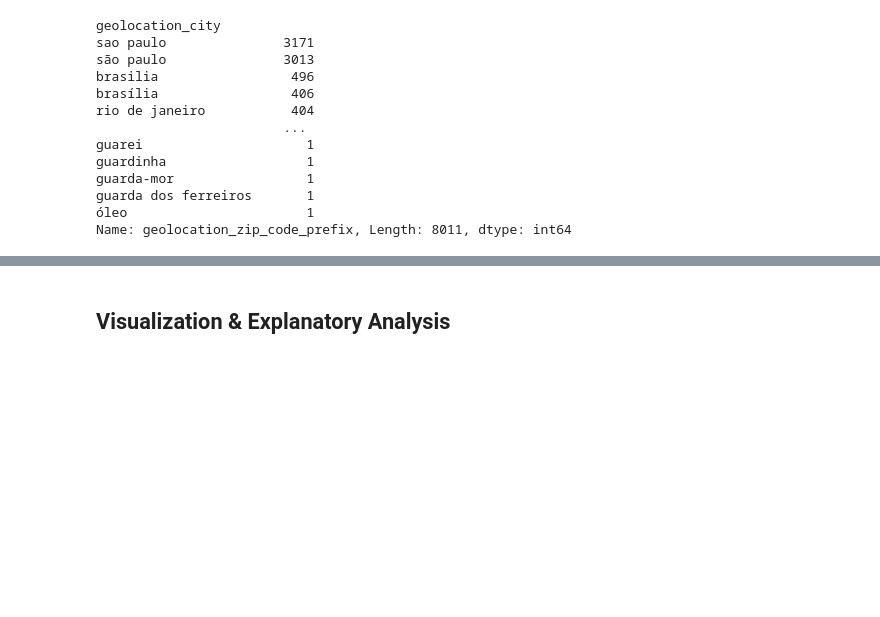
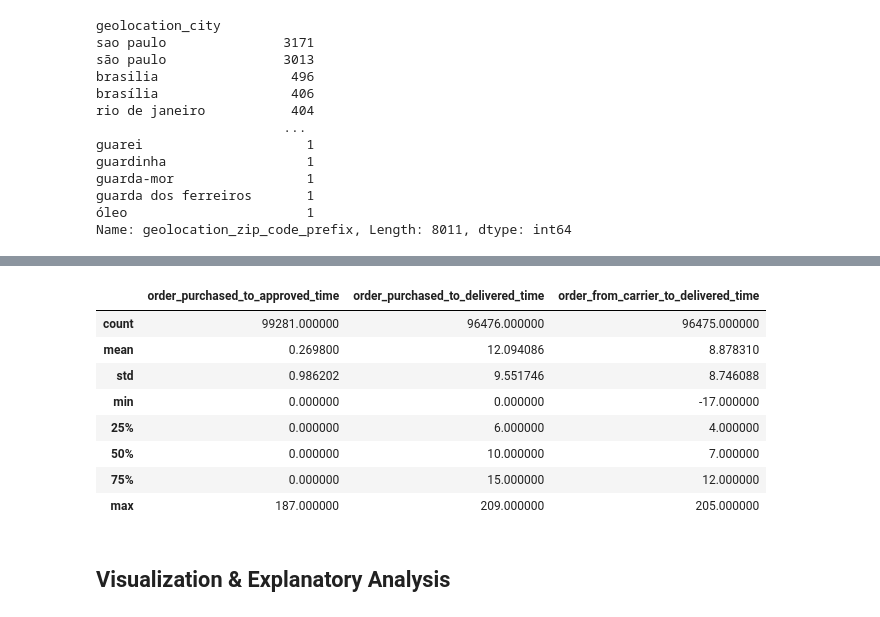
Before and after one commit to ArovaSyams/ecommerce-python-data-analysis, a Jupyter notebook: notebook.ipynb, the cells around one changed output, grey strips where cells are left out. Drawn from its saved outputs; the diff is of its cells as text; code cells hidden in the pictures; blank space fills up the shorter version.

```diff
--- a/notebook.ipynb
+++ b/notebook.ipynb
@@ -966,0 +1077,15 @@ Name: geolocation_zip_code_prefix, Length: 8011, dtype: int64
+# %%
+# seller performance to process approvable after customer purchased
+# count days range between order purchased and approve
+range_order_purchased_to_approved = orders_df["order_approved_at"] - orders_df["order_purchase_timestamp"]
+range_order_purchased_to_approved = range_order_purchased_to_approved.apply(lambda x: x.total_seconds()//86400)
+# %%
+# time customer must wait from first do the purchase until come to the customer home
+# count days range between order purchased and order delivered
+range_order_purchased_to_delivered = orders_df["order_delivered_customer_date"] - orders_df["order_purchase_timestamp"]
+range_order_purchased_to_delivered = range_order_purchased_to_delivered.apply(lambda x: x.total_seconds()//86400)
+# %%
+# carrier performance
+# count days range between order delivered to carrier and order delivered to customer
+range_order_delivered_to_carrier_and_delivered_to_customer = orders_df["order_delivered_customer_date"] - orders_df["order_delivered_carrier_date"]
+range_order_delivered_to_carrier_and_delivered_to_customer = range_order_delivered_to_carrier_and_delivered_to_customer.apply(lambda x: x.total_seconds()//86400)
@@ -967,3 +1097,23 @@ Name: geolocation_zip_code_prefix, Length: 8011, dtype: int64
+# %%
+# make new order_performance data frame to track performance
+d = {
+    "order_id": orders_df["order_id"].tolist(),
+    "order_purchased_to_approved_time": range_order_purchased_to_approved.tolist(),
+    "order_purchased_to_delivered_time": range_order_purchased_to_delivered.tolist(),
+    "order_from_carrier_to_delivered_time": range_order_delivered_to_carrier_and_delivered_to_customer.tolist()
+}
+order_performance_df = pd.DataFrame(data=d)
+order_performance_df.describe()
+# %% [output]
+|  | order_purchased_to_approved_time | order_purchased_to_delivered_time | order_from_carrier_to_delivered_time |
+| count | 99281.000000 | 96476.000000 | 96475.000000 |
+| mean | 0.269800 | 12.094086 | 8.878310 |
+| std | 0.986202 | 9.551746 | 8.746088 |
+| min | 0.000000 | 0.000000 | -17.000000 |
+| 25% | 0.000000 | 6.000000 | 4.000000 |
+| 50% | 0.000000 | 10.000000 | 7.000000 |
+| 75% | 0.000000 | 15.000000 | 12.000000 |
+| max | 187.000000 | 209.000000 | 205.000000 |
 # %% [markdown]
 ## Visualization & Explanatory Analysis
 # %% [markdown]
```
Also changed, not shown: parts of 17 cells of this notebook.
